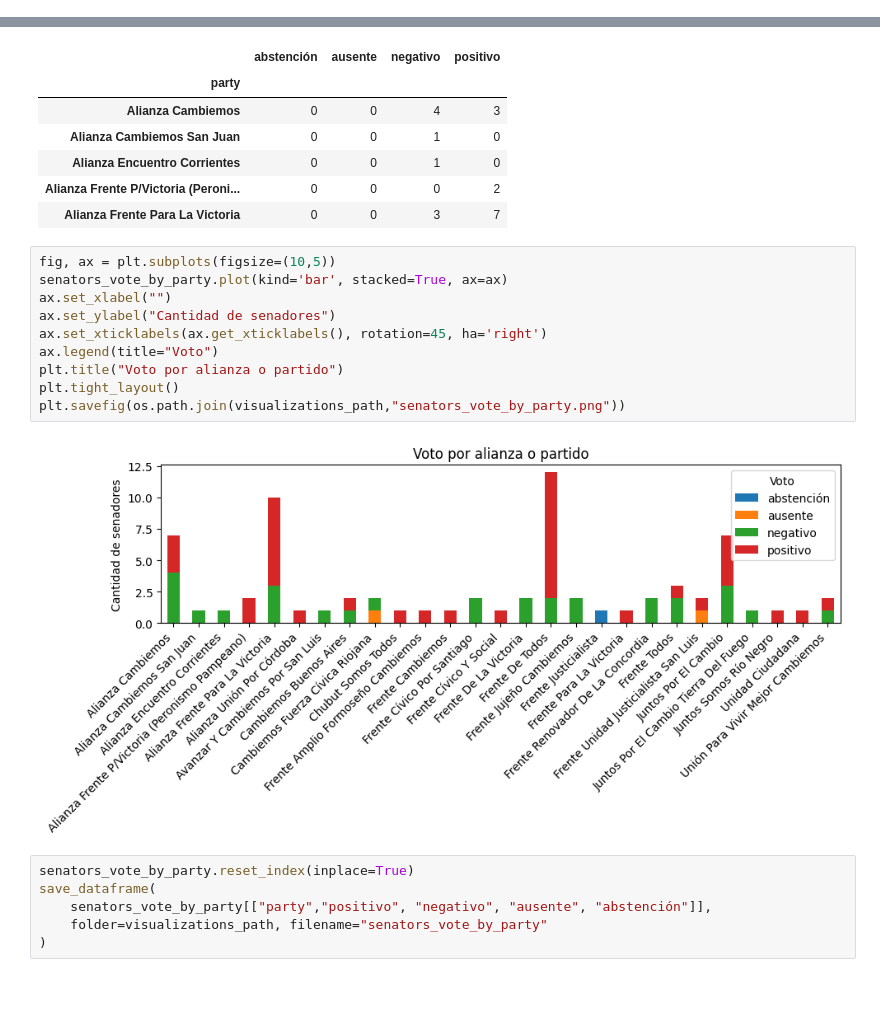
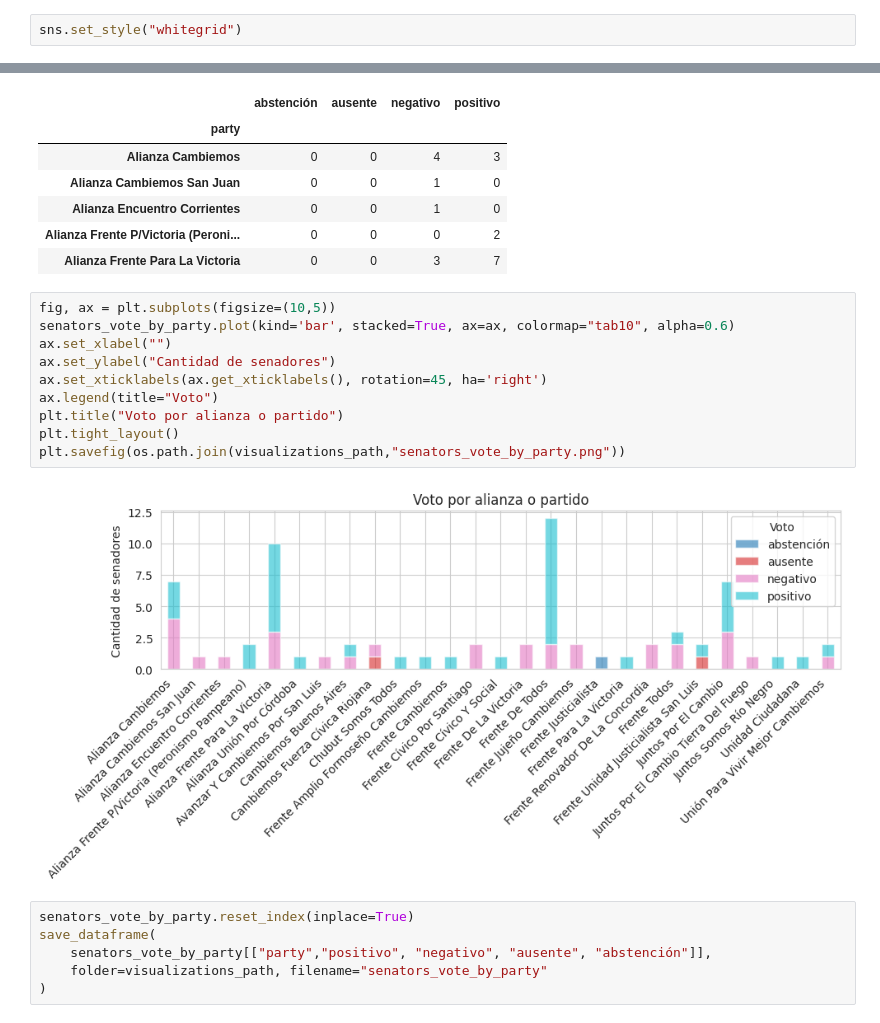
Before and after one commit to macfernandez/eddc-specialization-project, a Jupyter notebook: notebooks/02-data-description.ipynb, the cells around one changed output, grey strips where cells are left out. Cells and saved outputs as stored; diff of their text form; blank space fills up the shorter version.

```diff
--- a/notebooks/02-data-description.ipynb
+++ b/notebooks/02-data-description.ipynb
@@ -16,2 +19,4 @@ import matplotlib.pyplot as plt
 
 from utilities import *
+# %%
+sns.set_style("whitegrid")
@@ -212,16 +219,16 @@ senators_vote_by_party.head()
 | Alianza Frente Para La Victoria | 0 | 0 | 3 | 7 |
 # %%
 fig, ax = plt.subplots(figsize=(10,5))
-senators_vote_by_party.plot(kind='bar', stacked=True, ax=ax)
+senators_vote_by_party.plot(kind='bar', stacked=True, ax=ax, colormap="tab10", alpha=0.6)
 ax.set_xlabel("")
 ax.set_ylabel("Cantidad de senadores")
 ax.set_xticklabels(ax.get_xticklabels(), rotation=45, ha='right')
 ax.legend(title="Voto")
 plt.title("Voto por alianza o partido")
 plt.tight_layout()
 plt.savefig(os.path.join(visualizations_path,"senators_vote_by_party.png"))
 # %% [output]
-[figure, old version]
+[figure, new version]
 # %%
 senators_vote_by_party.reset_index(inplace=True)
 save_dataframe(
```
Also changed, not shown: parts of 22 cells of this notebook, 1 other file.
